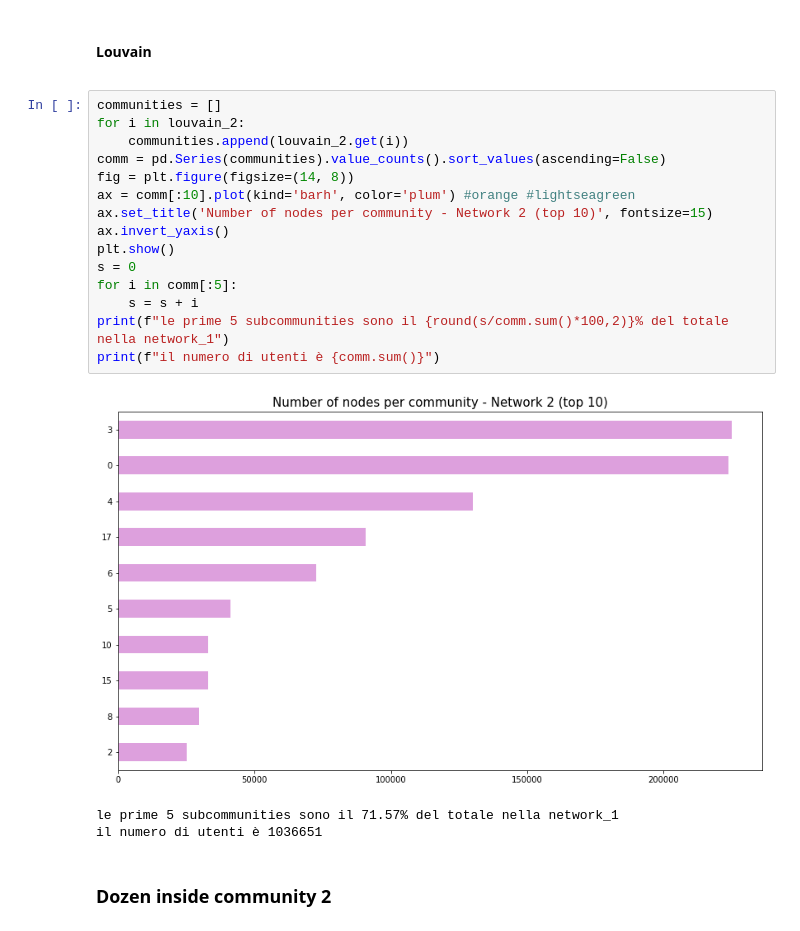
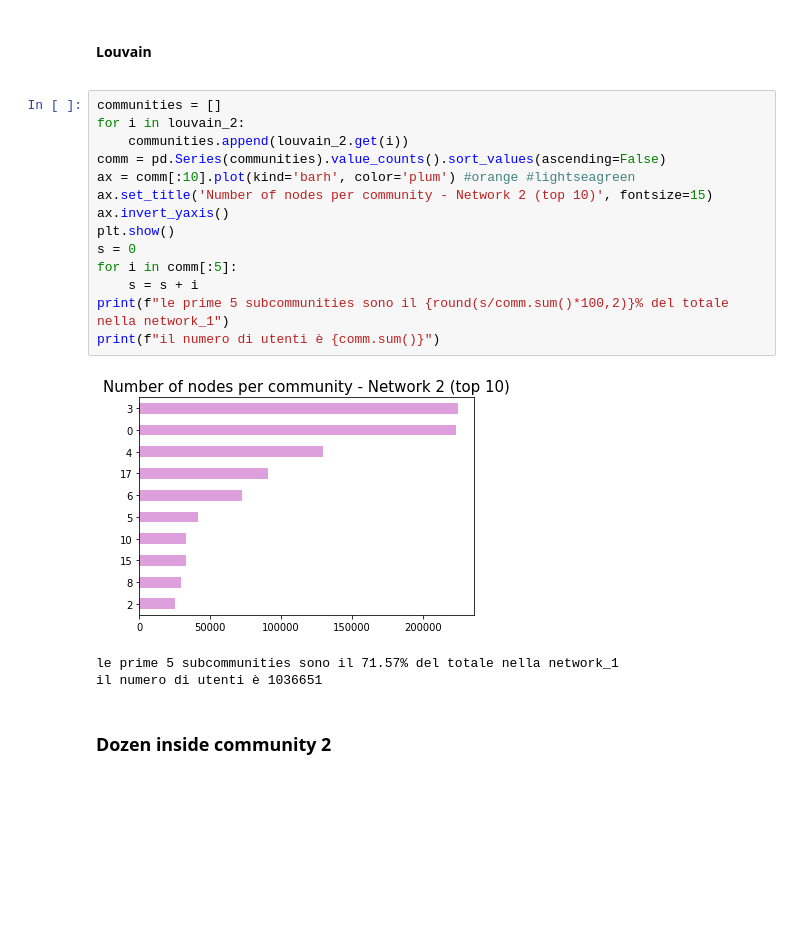
Before and after one commit to gi-ux/BachelorProject, a Jupyter notebook: notebook/Subnetworks.ipynb, the cells around one changed output. Saved outputs shown, nothing was run; the diff lists cells and outputs as text; blank space fills up the shorter version.

```diff
--- a/notebook/Subnetworks.ipynb
+++ b/notebook/Subnetworks.ipynb
@@ -482,20 +481,19 @@ people  9.540467535144761e-05   964783  0.006816989684712346    964783  0.006816
 # %%
 communities = []
 for i in louvain_2:
     communities.append(louvain_2.get(i))
 comm = pd.Series(communities).value_counts().sort_values(ascending=False)
-fig = plt.figure(figsize=(14, 8))
 ax = comm[:10].plot(kind='barh', color='plum') #orange #lightseagreen
 ax.set_title('Number of nodes per community - Network 2 (top 10)', fontsize=15)
 ax.invert_yaxis()
 plt.show()
 s = 0
 for i in comm[:5]:
     s = s + i
 print(f"le prime 5 subcommunities sono il {round(s/comm.sum()*100,2)}% del totale nella network_1")
 print(f"il numero di utenti è {comm.sum()}")
 # %% [output]
-[figure, old version]
+[figure, new version]
 le prime 5 subcommunities sono il 71.57% del totale nella network_1
 il numero di utenti è 1036651
 # %% [markdown]
```
Also changed, not shown: parts of 5 cells of this notebook, 2 other files.
